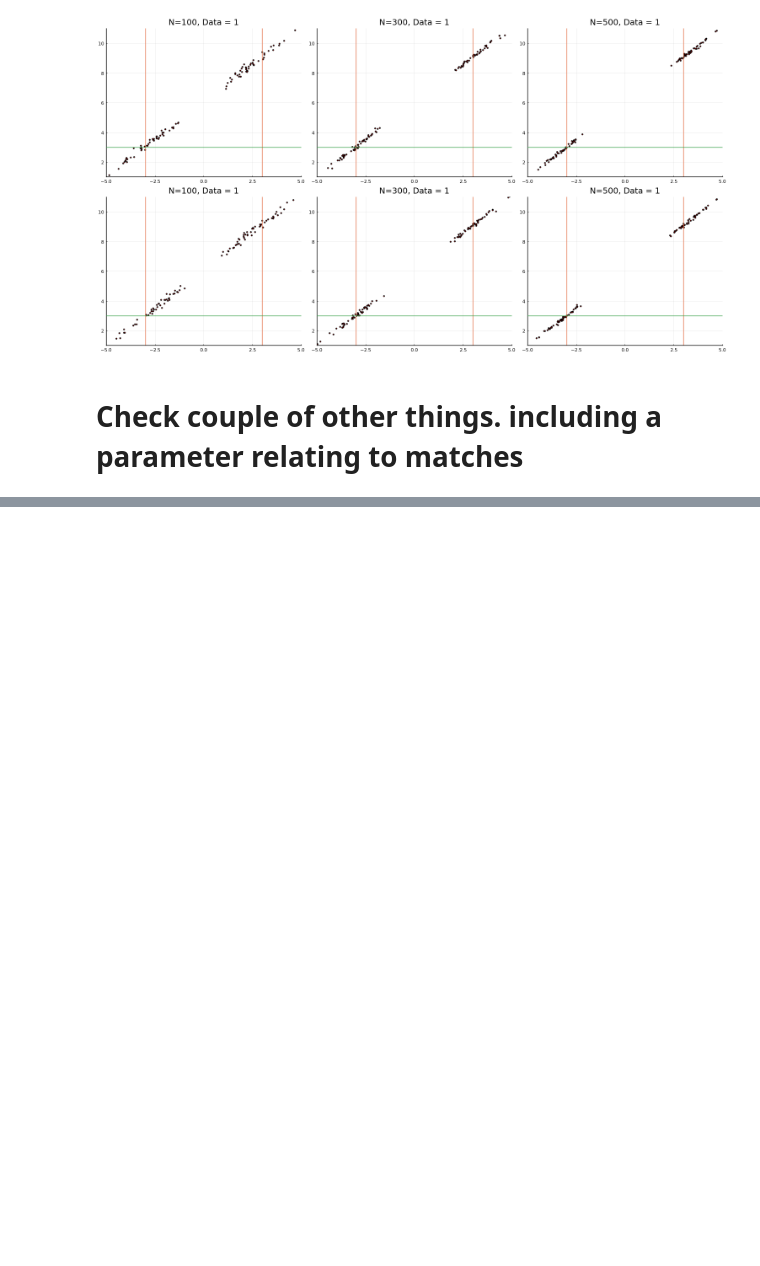
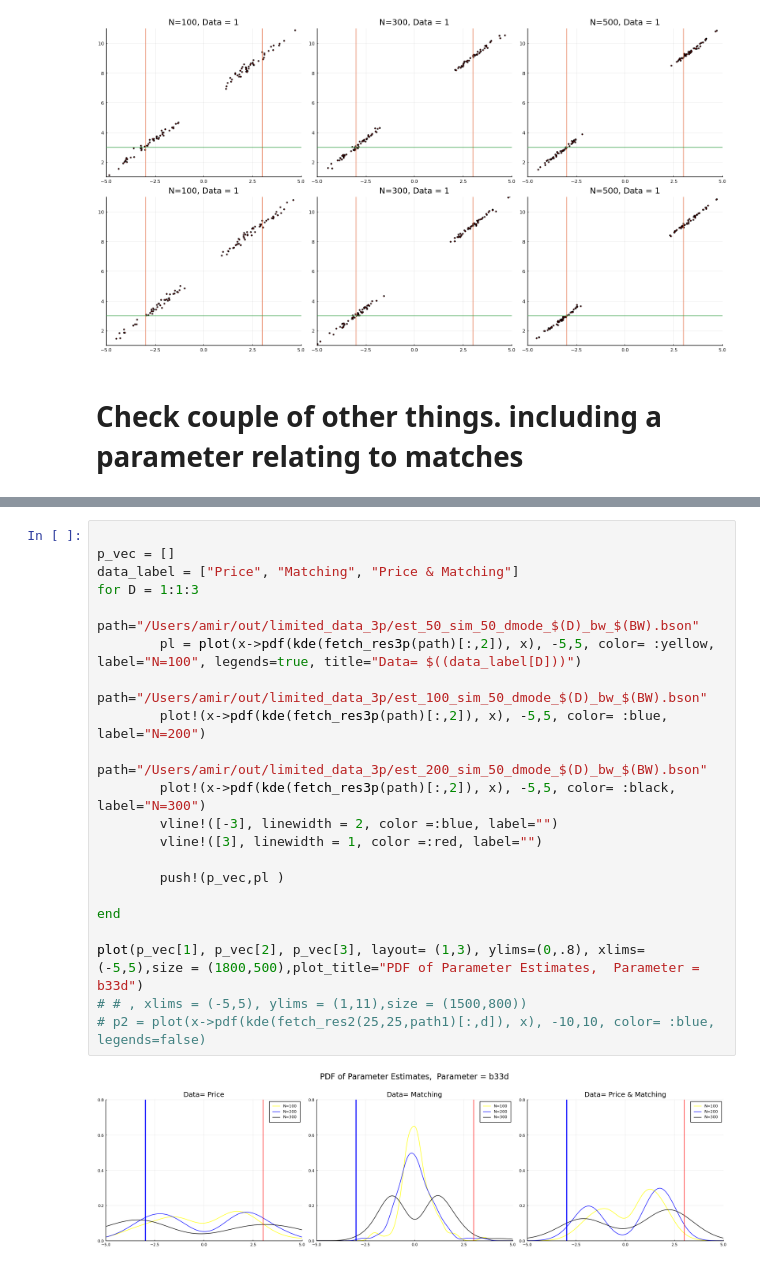
Before and after one commit to amirkp/NPSML-Estimator-Price-Data, a Jupyter notebook: Price Estimation April 2022/NOTS/output/nb 2022 07 14.ipynb, the cells around one changed output, grey strips where cells are left out. Cells and saved outputs as stored; diff of their text form; blank space fills up the shorter version.

```diff
--- a/Price Estimation April 2022/NOTS/output/nb 2022 07 14.ipynb
+++ b/Price Estimation April 2022/NOTS/output/nb 2022 07 14.ipynb
@@ -278,0 +391,23 @@ plot(p_vec[1], p_vec[2], p_vec[3],p_vec[4], p_vec[5], p_vec[6], layout= (2,3), x
+# %%
+
+p_vec = []
+data_label = ["Price", "Matching", "Price & Matching"]
+for D = 1:1:3
+        path="/Users/amir/out/limited_data_3p/est_50_sim_50_dmode_$(D)_bw_$(BW).bson"
+        pl = plot(x->pdf(kde(fetch_res3p(path)[:,2]), x), -5,5, color= :yellow, label="N=100", legends=true, title="Data= $((data_label[D]))")
+        path="/Users/amir/out/limited_data_3p/est_100_sim_50_dmode_$(D)_bw_$(BW).bson"
+        plot!(x->pdf(kde(fetch_res3p(path)[:,2]), x), -5,5, color= :blue,  label="N=200")
+        path="/Users/amir/out/limited_data_3p/est_200_sim_50_dmode_$(D)_bw_$(BW).bson"
+        plot!(x->pdf(kde(fetch_res3p(path)[:,2]), x), -5,5, color= :black, label="N=300")
+        vline!([-3], linewidth = 2, color =:blue, label="")
+        vline!([3], linewidth = 1, color =:red, label="")
+
+        push!(p_vec,pl )
+
+end
+
+plot(p_vec[1], p_vec[2], p_vec[3], layout= (1,3), ylims=(0,.8), xlims=(-5,5),size = (1800,500),plot_title="PDF of Parameter Estimates,  Parameter = b33d")
+# # , xlims = (-5,5), ylims = (1,11),size = (1500,800))
+# p2 = plot(x->pdf(kde(fetch_res2(25,25,path1)[:,d]), x), -10,10, color= :blue, legends=false)
+# %% [output]
+[figure, added]
```
Also changed, not shown: parts of 12 cells of this notebook, 5 other files.
